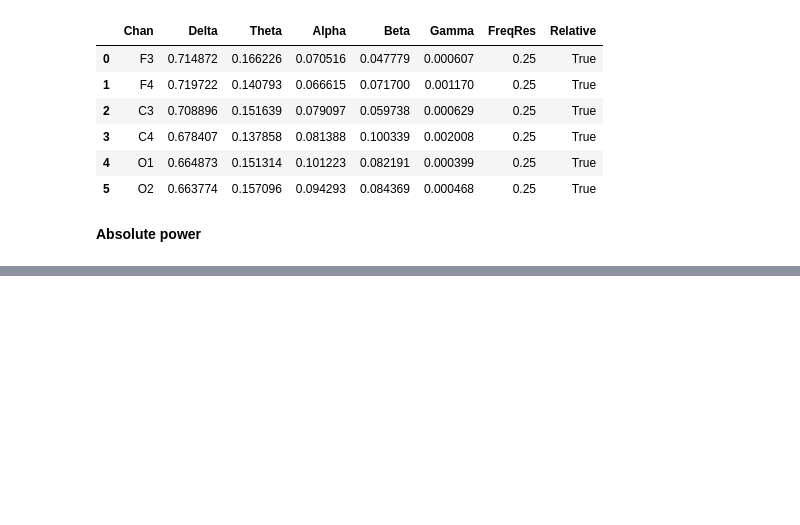
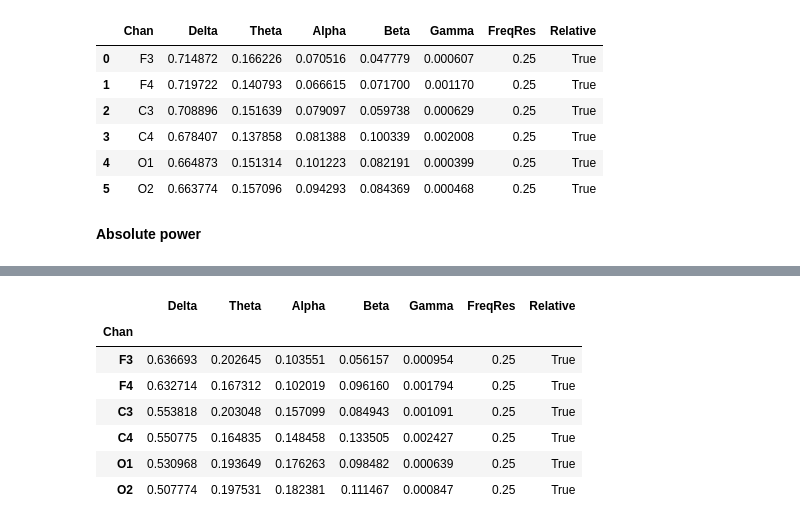
Before and after one commit to raphaelvallat/yasa, a Jupyter notebook: notebooks/10_bandpower.ipynb, the cells around one changed output, grey strips where cells are left out. Saved outputs shown, nothing was run; the diff lists cells and outputs as text; code cells hidden in the pictures; blank space fills up the shorter version.

```diff
--- a/notebooks/10_bandpower.ipynb
+++ b/notebooks/10_bandpower.ipynb
@@ -194,0 +206,12 @@ bp.bands_
+# %%
+# Relative bandpower per channel on the whole recordin (entire data)
+yasa.bandpower(data, sf=sf, ch_names=chan)
+# %% [output]
+|  | Delta | Theta | Alpha | Beta | Gamma | FreqRes | Relative |
+| Chan |  |  |  |  |  |  |  |
+| F3 | 0.636693 | 0.202645 | 0.103551 | 0.056157 | 0.000954 | 0.25 | True |
+| F4 | 0.632714 | 0.167312 | 0.102019 | 0.096160 | 0.001794 | 0.25 | True |
+| C3 | 0.553818 | 0.203048 | 0.157099 | 0.084943 | 0.001091 | 0.25 | True |
+| C4 | 0.550775 | 0.164835 | 0.148458 | 0.133505 | 0.002427 | 0.25 | True |
+| O1 | 0.530968 | 0.193649 | 0.176263 | 0.098482 | 0.000639 | 0.25 | True |
+| O2 | 0.507774 | 0.197531 | 0.182381 | 0.111467 | 0.000847 | 0.25 | True |
```
Also changed, not shown: parts of 9 cells of this notebook, 11 other files.
